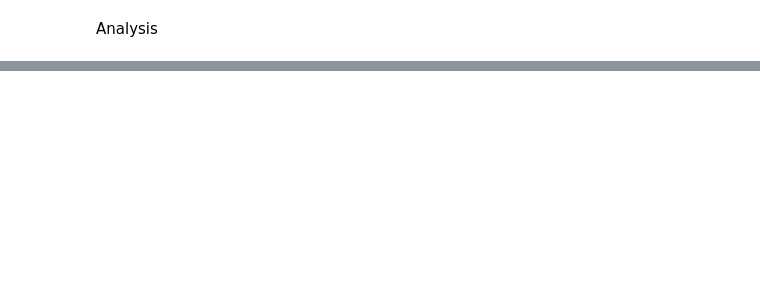
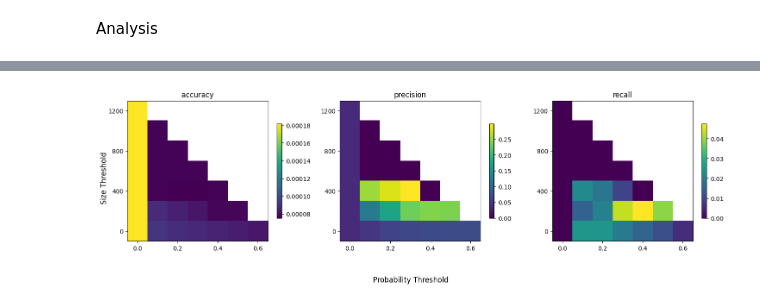
Before and after one commit to elidub/MedicalImaging_Ribfracture, a Jupyter notebook: notebooks/run_elias.ipynb, the cells around one changed output, grey strips where cells are left out. Cells and saved outputs as stored; diff of their text form; code cells hidden in the pictures; blank space fills up the shorter version.

```diff
--- a/notebooks/run_elias.ipynb
+++ b/notebooks/run_elias.ipynb
@@ -155,0 +244,39 @@ plt.show()
+# %%
+metric_stats = ['mean', 'std']
+for metric_stat in metric_stats:
+    prob_thresh_values = gs['prob_thresh'].unique()
+    size_thresh_values = gs['size_thresh'].unique()
+
+    combis = combis2
+    metrics = {k : np.zeros((len(prob_thresh_values), len(size_thresh_values))) for k in ['accuracy', 'precision', 'recall']}
+
+    for i , prob_thresh_value in enumerate(prob_thresh_values):
+        for j, size_thresh_value in enumerate(size_thresh_values):
+            x = gs[(gs['prob_thresh'] == prob_thresh_value) & (gs['size_thresh'] == size_thresh_value)]
+            if len(x) == 0:
+                metrics['accuracy'][i, j] = np.nan
+                metrics['precision'][i, j] = np.nan
+                metrics['recall'][i, j] = np.nan
+            else:
+                metrics['accuracy'][i, j] = x.iloc[0][f'accuracy_{metric_stat}']
+                metrics['precision'][i, j] = x.iloc[0][f'precision_{metric_stat}']
+                metrics['recall'][i, j] = x.iloc[0][f'recall_{metric_stat}']
+
+    fig, axs = plt.subplots(1, 3, figsize=(15, 5), tight_layout=True)
+
+    for i, metric in enumerate(['accuracy', 'precision', 'recall']):
+        ax = axs[i]
+        cmap = ax.imshow(metrics[metric].T, cmap = 'viridis')
+        fig.colorbar(cmap, ax=ax, shrink=0.5)
+
+
+        ax.set_yticks(np.arange(len(size_thresh_values))[::2])
+        ax.set_xticks(np.arange(len(prob_thresh_values))[::2])
+        ax.set_yticklabels(np.round(size_thresh_values).astype(int)[::2])
+        ax.set_xticklabels(np.round(prob_thresh_values, 2)[::2])
+        ax.set_title(metric)
+    fig.supylabel('Size Threshold')
+    fig.supxlabel('Probability Threshold')
+    plt.show()
+# %% [output]
+[figure, added]
```
Also changed, not shown: parts of 15 cells of this notebook, 2 other files.
